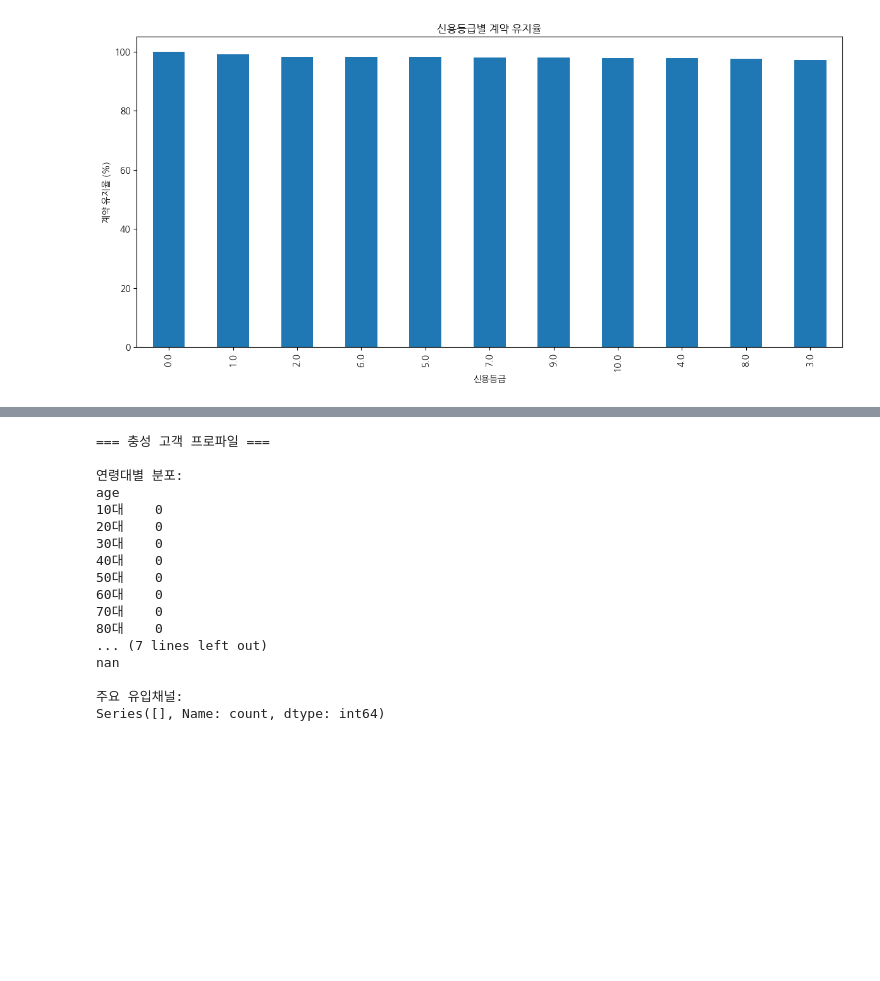
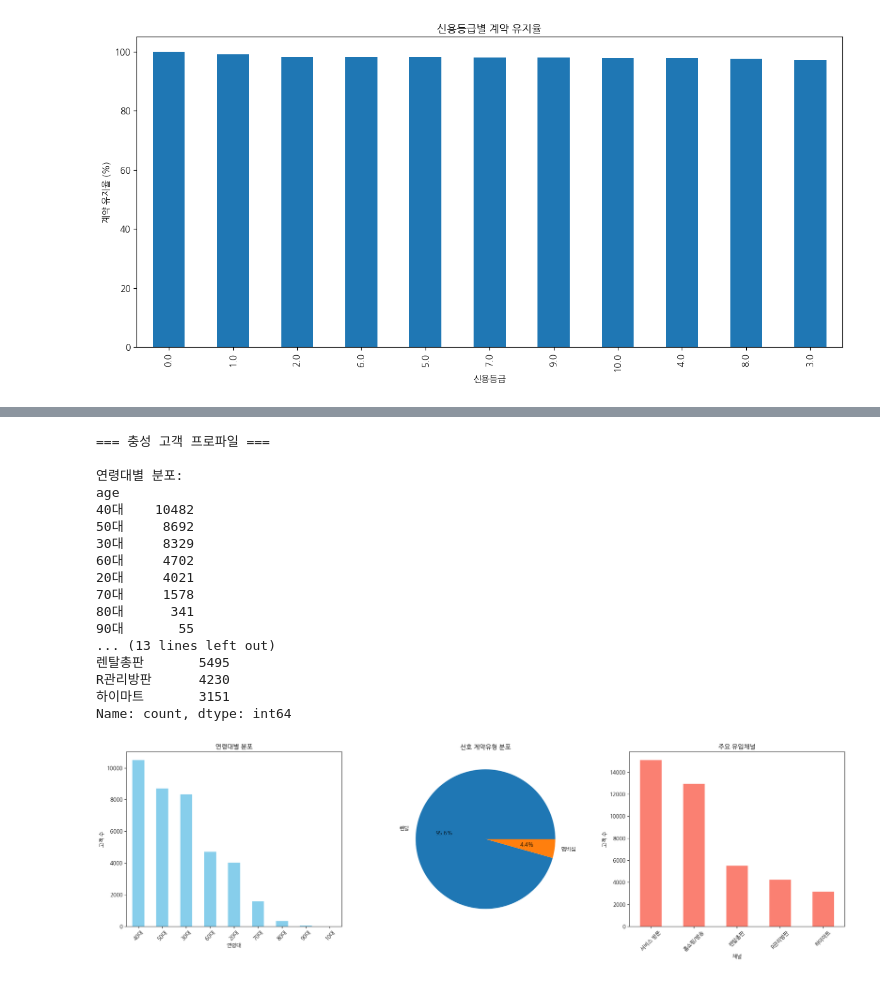
Before and after one commit to Jo2-j/study_data_analytics, a Jupyter notebook: quests/EDA/EDA_LetalCarOfContractType.ipynb, the cells around one changed output, grey strips where cells are left out. Drawn from its saved outputs; the diff is of its cells as text; code cells hidden in the pictures; blank space fills up the shorter version.

```diff
--- a/quests/EDA/EDA_LetalCarOfContractType.ipynb
+++ b/quests/EDA/EDA_LetalCarOfContractType.ipynb
@@ -259,7 +278,6 @@ loyal_profile = {
                       labels=['10대', '20대', '30대', '40대', '50대', '60대', '70대', '80대', '90대']
                      ).value_counts(),
     '선호 계약유형': loyal_customers['type_of_contract'].value_counts(),
-    '평균 마일리지': loyal_customers['Mileage'].mean(),
     '주요 유입채널': loyal_customers['channel'].value_counts().head()
 }
 
@@ -272,16 +290,47 @@ for key, value in loyal_profile.items():
 
 연령대별 분포:
 age
-10대    0
-20대    0
-30대    0
-40대    0
-50대    0
-60대    0
-70대    0
-80대    0
-... (7 lines left out)
-nan
-
-주요 유입채널:
-Series([], Name: count, dtype: int64)
+40대    10482
+50대     8692
+30대     8329
+60대     4702
+20대     4021
+70대     1578
+80대      341
+90대       55
+... (13 lines left out)
+렌탈총판       5495
+R관리방판      4230
+하이마트       3151
+Name: count, dtype: int64
+# %%
+import matplotlib.pyplot as plt
+
+# 그래프를 1x3로 구성
+fig, axes = plt.subplots(1, 3, figsize=(20, 6))
+
+# 1. 연령대별 분포 (막대 그래프)
+loyal_profile['연령대별 분포'].plot(kind='bar', ax=axes[0], color='skyblue')
+axes[0].set_title('연령대별 분포')
+axes[0].set_xlabel('연령대')
+axes[0].set_ylabel('고객 수')
+axes[0].tick_params(axis='x', rotation=45)
+
+# 2. 선호 계약유형 (파이 차트)
+contract_data = loyal_profile['선호 계약유형']
+axes[1].pie(contract_data, labels=contract_data.index, autopct='%1.1f%%')
+axes[1].set_title('선호 계약유형 분포')
+
+# 3. 주요 유입채널 (막대 그래프)
+channel_data = loyal_profile['주요 유입채널']
+channel_data.plot(kind='bar', ax=axes[2], color='salmon')
+axes[2].set_title('주요 유입채널')
+axes[2].set_xlabel('채널')
+axes[2].set_ylabel('고객 수')
+axes[2].tick_params(axis='x', rotation=45)
+
+# 레이아웃 조정
+plt.tight_layout()
+plt.show()
+# %% [output]
+[figure, added]
```
Also changed, not shown: parts of 3 cells of this notebook.
